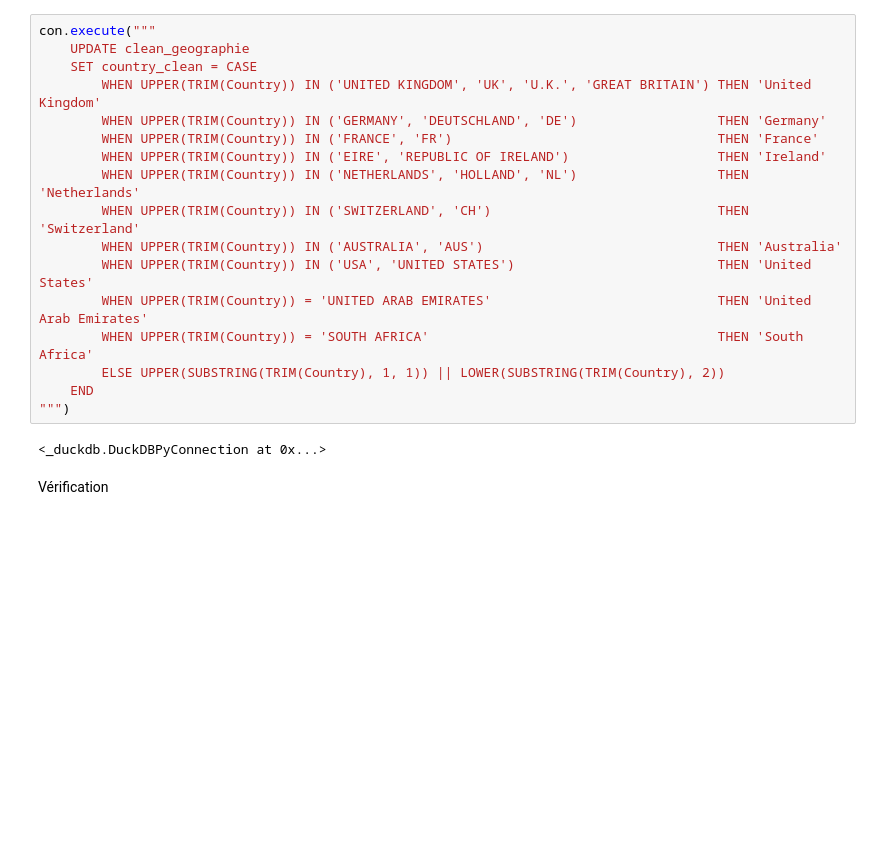
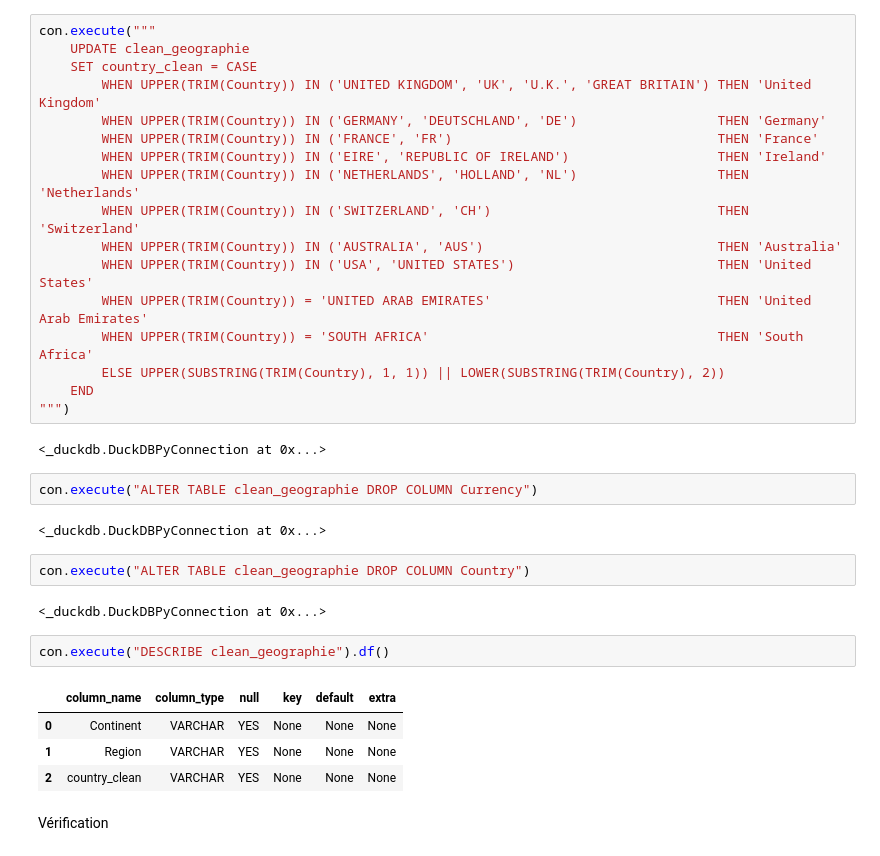
Before and after one commit to clawyunkai/Brief-15_retailcorps_Marketing, a Jupyter notebook: Alison_Client_géographie.ipynb, the cells around one changed output. Drawn from its saved outputs; the diff is of its cells as text; blank space fills up the shorter version.

```diff
--- a/Alison_Client_géographie.ipynb
+++ b/Alison_Client_géographie.ipynb
@@ -310,6 +350,21 @@ con.execute("""
 """)
 # %% [output]
 <_duckdb.DuckDBPyConnection at 0x...>
+# %%
+con.execute("ALTER TABLE clean_geographie DROP COLUMN Currency")
+# %% [output]
+<_duckdb.DuckDBPyConnection at 0x...>
+# %%
+con.execute("ALTER TABLE clean_geographie DROP COLUMN Country")
+# %% [output]
+<_duckdb.DuckDBPyConnection at 0x...>
+# %%
+con.execute("DESCRIBE clean_geographie").df()
+# %% [output]
+|  | column_name | column_type | null | key | default | extra |
+| 0 | Continent | VARCHAR | YES | None | None | None |
+| 1 | Region | VARCHAR | YES | None | None | None |
+| 2 | country_clean | VARCHAR | YES | None | None | None |
 # %% [markdown]
 Vérification
 # %%
```
Also changed, not shown: parts of 13 cells of this notebook, 3 other files.
